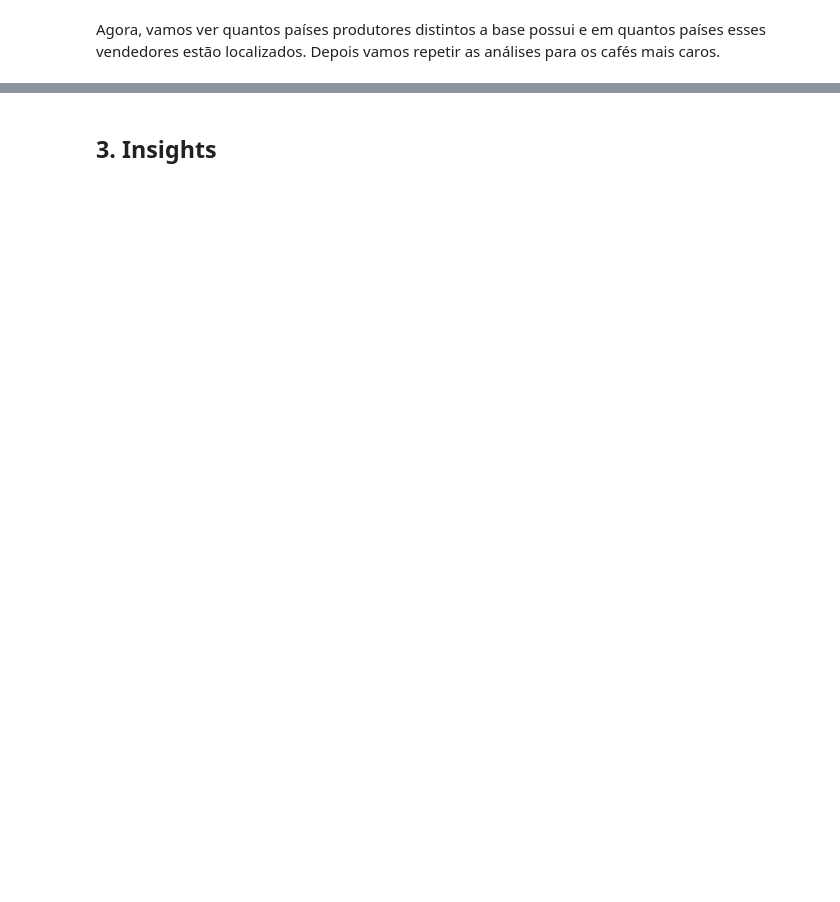
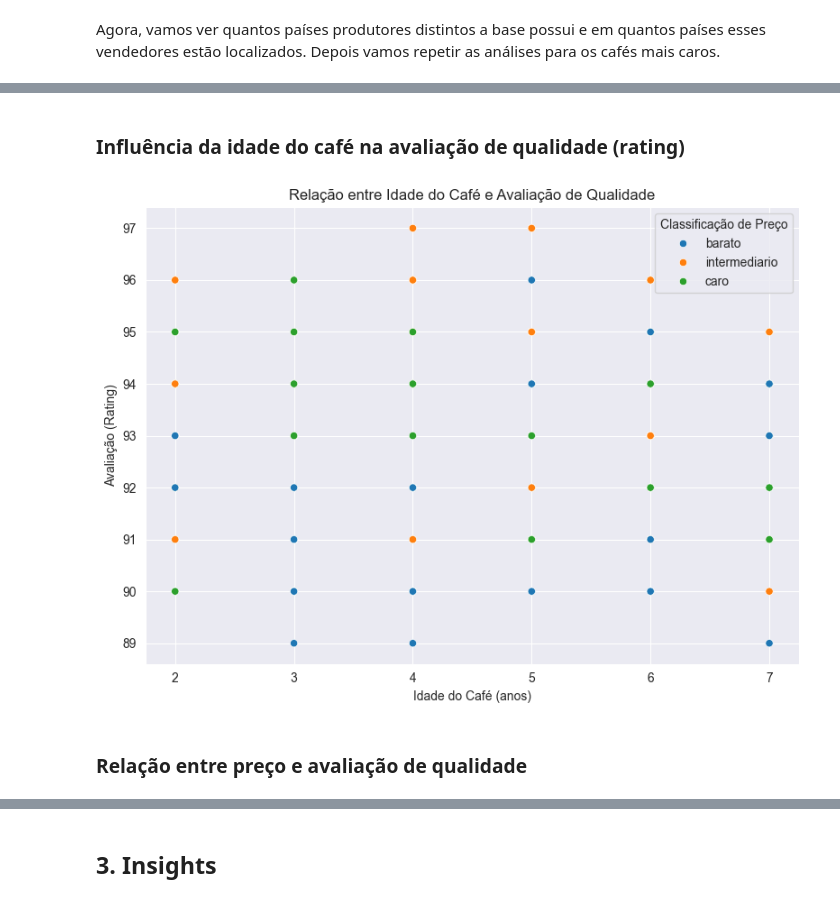
Before and after one commit to atlantico-academy/equipe3-2024.3, a Jupyter notebook: notebooks/01-exploratory_data_analysis.ipynb, the cells around one changed output, grey strips where cells are left out. Saved outputs shown, nothing was run; the diff lists cells and outputs as text; code cells hidden in the pictures; blank space fills up the shorter version.

```diff
--- a/notebooks/01-exploratory_data_analysis.ipynb
+++ b/notebooks/01-exploratory_data_analysis.ipynb
@@ -283,0 +366,16 @@ data[data['roast'] == 'Dark']
+# %% [markdown]
+### Influência da idade do café na avaliação de qualidade (rating)
+# %%
+plt.figure(figsize=(8, 6))
+sns.scatterplot(data=data, x="idade_cafe", y="rating", hue="classificacao_preco")
+plt.title("Relação entre Idade do Café e Avaliação de Qualidade")
+plt.xlabel("Idade do Café (anos)")
+plt.ylabel("Avaliação (Rating)")
+plt.legend(title="Classificação de Preço")
+plt.savefig("influencia_idadde_cade_qualidade.png")
+plt.tight_layout()
+plt.show()
+# %% [output]
+[figure, added]
+# %% [markdown]
+### Relação entre preço e avaliação de qualidade
```
Also changed, not shown: parts of 47 cells of this notebook.
